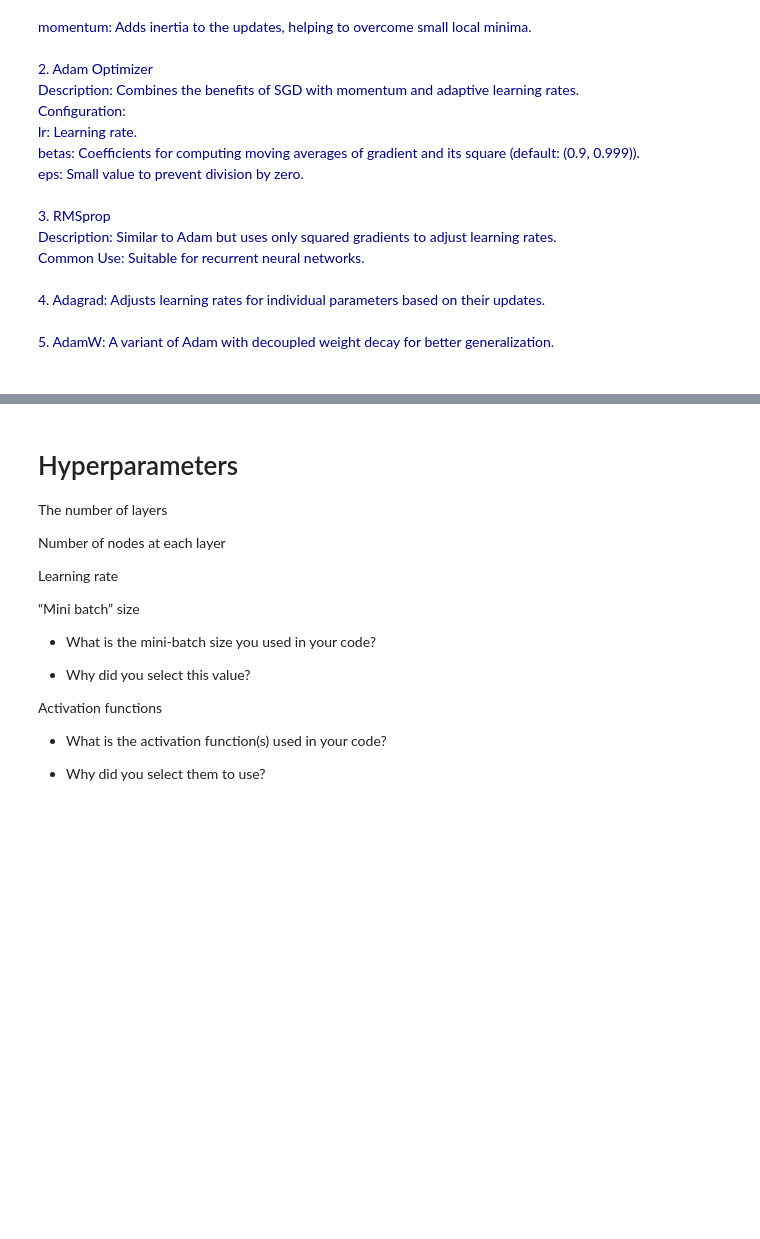
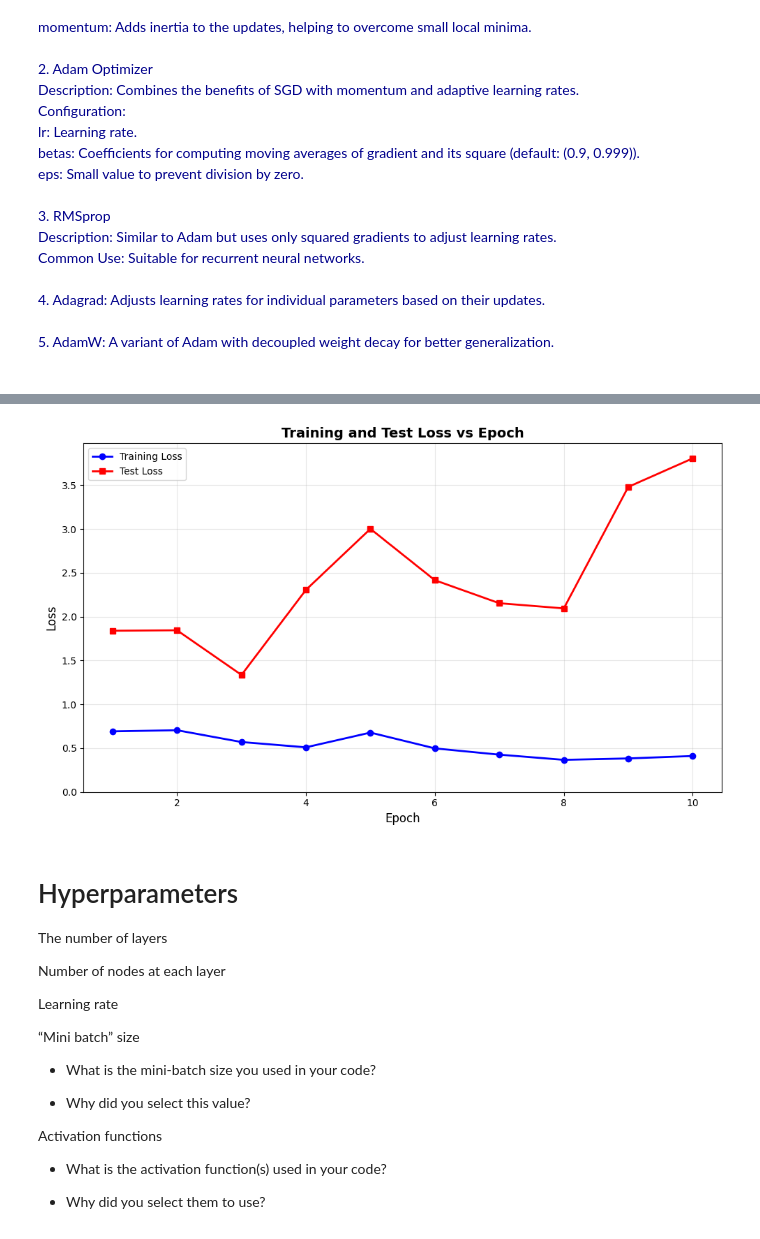
Before and after one commit to ahmedhanifc/Deep-Learning-Project, a Jupyter notebook: main.ipynb, the cells around one changed output, grey strips where cells are left out. Drawn from its saved outputs; the diff is of its cells as text; code cells hidden in the pictures; blank space fills up the shorter version.

Commit message:
Model Developed and Modularized

```diff
--- a/main.ipynb
+++ b/main.ipynb
@@ -302,9 +114,10 @@ torch.Size([3, 224, 224])
 # %%
 # instance of the model
 model_instance_one_no_dropout = NeuralNetwork(
-    input_size=224*224*3,
-    hidden_sizes=[512, 256, 128],
-    num_classes=4,
+    input_size=MODEL_ARCHITECTURE_CONFIG["input_size"],
+    hidden_sizes=MODEL_ARCHITECTURE_CONFIG["hidden_sizes"],
+    num_classes=MODEL_ARCHITECTURE_CONFIG["num_classes"],
+    dropout_rates=MODEL_ARCHITECTURE_CONFIG["dropout_rates"]
 )
 # %%
 print_model_parameter_breakdown(model_instance_one_no_dropout)
@@ -384,5 +197,5 @@ criterion = nn.CrossEntropyLoss()
 # %%
 optimizer = torch.optim.Adam(
     model_instance_one_no_dropout.parameters(),
-    lr=config["learning_rate"]
+    lr=MODEL_CONFIG["learning_rate"]
 )
@@ -539,11 +201,0 @@ def train_model(model, train_loader, val_loader, criterion, optimizer, device, n
-# %%
-model_instance_one_no_dropout = train_model(
-    model=model_instance_one_no_dropout,
-    train_loader=train_loader,
-    test_loader=test_loader,
-    criterion=criterion,
-    optimizer=optimizer,
-    device=device,
-    num_epochs=config["epochs"],
-    verbose=True
-)
@@ -553,10 +203,10 @@ TypeError: train_model() got an unexpected keyword argument 'test_loader'. Did y
 history_model_one_no_dropout = train_model(
     model=model_instance_one_no_dropout,
     train_loader=train_loader,
-    val_loader=None,  # or just omit this parameter
     criterion=criterion,
     optimizer=optimizer,
     device=device,
-    num_epochs=config["epochs"],
+    num_epochs=MODEL_CONFIG["epochs"],
+    test_loader=test_loader,
     verbose=True
 )
@@ -563,3 +238,7 @@ history_model_one_no_dropout = train_model(
+# %%
+plot_loss_curves(history_model_one_no_dropout)
+# %% [output]
+[figure, added]
 # %% [markdown]
 # Hyperparameters
 
```
Also changed, not shown: parts of 18 cells of this notebook, 5 other files.
